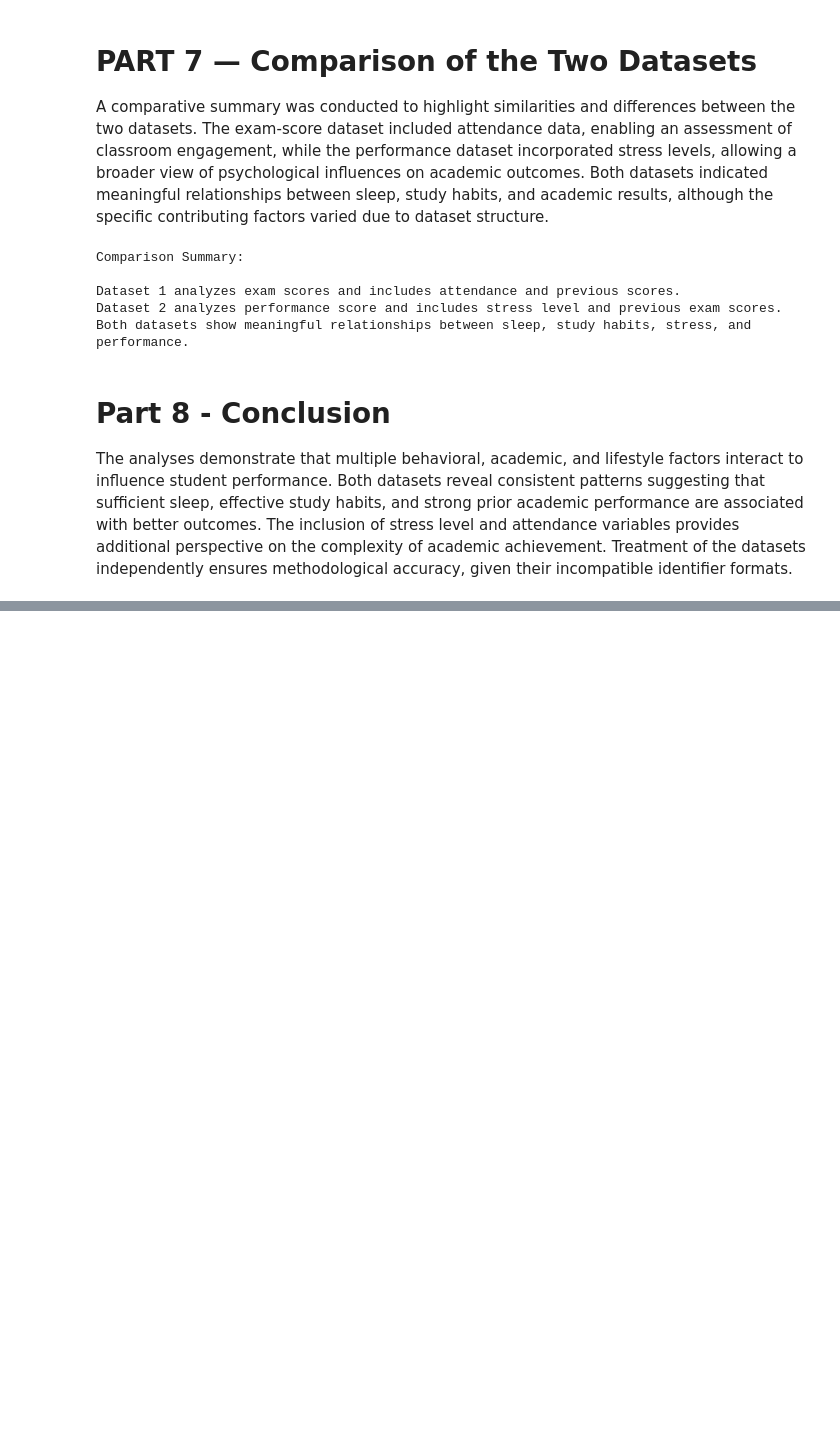
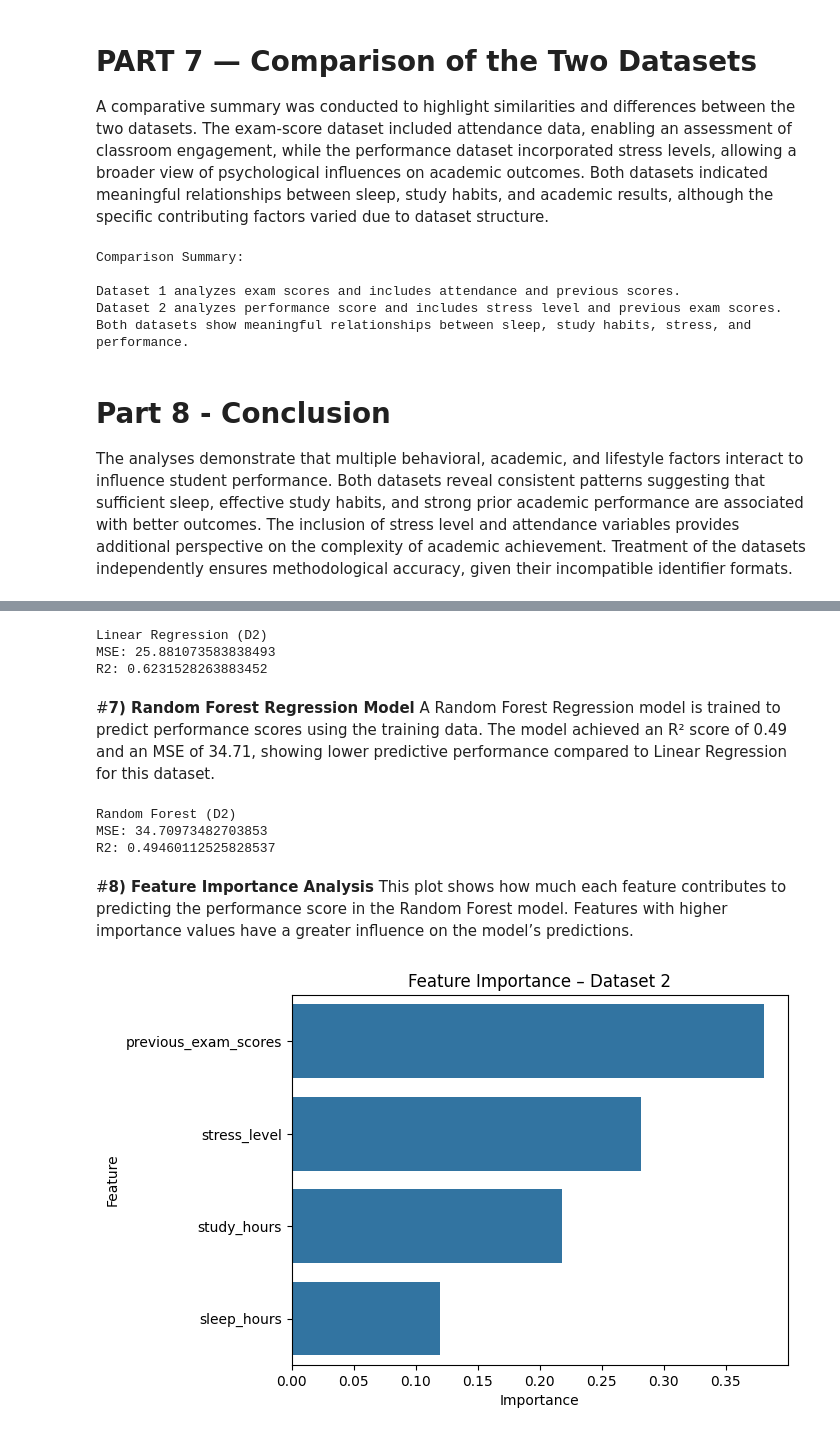
Before and after one commit to asligokmen/DSA210_Project, a Jupyter notebook: AslıGökmen-DSA210-Analysis.ipynb, the cells around one changed output, grey strips where cells are left out. Saved outputs shown, nothing was run; the diff lists cells and outputs as text; code cells hidden in the pictures; blank space fills up the shorter version.

```diff
--- a/AslıGökmen-DSA210-Analysis.ipynb
+++ b/AslıGökmen-DSA210-Analysis.ipynb
@@ -307,0 +414,59 @@ Treatment of the datasets independently ensures methodological accuracy, given t
+# %%
+# Train Linear Regression model on training data
+lr2 = LinearRegression()
+lr2.fit(X2_train_scaled, y2_train)
+
+# Predict exam scores on test data
+y2_pred_lr = lr2.predict(X2_test_scaled)
+
+# Evaluate model performance using Mean Squared Error and R^2 score
+mse_lr2 = mean_squared_error(y2_test, y2_pred_lr)
+r2_lr2 = r2_score(y2_test, y2_pred_lr)
+
+print("Linear Regression (D2)")
+print("MSE:", mse_lr2)
+print("R2:", r2_lr2)
+# %% [output]
+Linear Regression (D2)
+MSE: 25.881073583838493
+R2: 0.6231528263883452
+# %% [markdown]
+#**7) Random Forest Regression Model**
+A Random Forest Regression model is trained to predict performance scores using the training data. The model achieved an R² score of 0.49 and an MSE of 34.71, showing lower predictive performance compared to Linear Regression for this dataset.
+# %%
+# Train Random Forest Regression model using training data
+rf2 = RandomForestRegressor(
+    n_estimators=200,
+    random_state=42
+)
+
+# Predict exam scores on test data
+rf2.fit(X2_train, y2_train)
+y2_pred_rf = rf2.predict(X2_test)
+
+# Evaluate model using Mean Squared Error and R^2 score
+mse_rf2 = mean_squared_error(y2_test, y2_pred_rf)
+r2_rf2 = r2_score(y2_test, y2_pred_rf)
+
+print("Random Forest (D2)")
+print("MSE:", mse_rf2)
+print("R2:", r2_rf2)
+# %% [output]
+Random Forest (D2)
+MSE: 34.70973482703853
+R2: 0.49460112525828537
+# %% [markdown]
+#**8) Feature Importance Analysis**
+This plot shows how much each feature contributes to predicting the performance score in the Random Forest model. Features with higher importance values have a greater influence on the model’s predictions.
+# %%
+# Create dataFrame to show feature importance values from the Random Forest model for Dataset 2 and visualize how much each feature contributes to predicting performance scores
+importance_d2 = pd.DataFrame({
+    "Feature": X2.columns,
+    "Importance": rf2.feature_importances_
+}).sort_values(by="Importance", ascending=False)
+
+sns.barplot(data=importance_d2, x="Importance", y="Feature")
+plt.title("Feature Importance – Dataset 2")
+plt.show()
+# %% [output]
+[figure, added]
```
Also changed, not shown: parts of 14 cells of this notebook.
